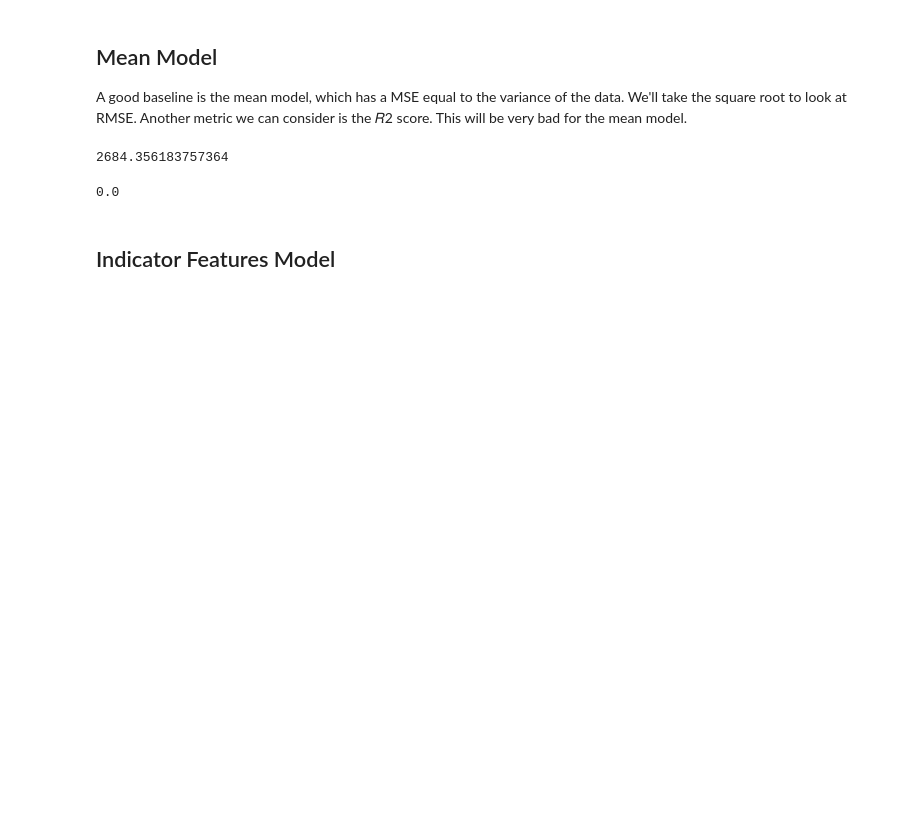
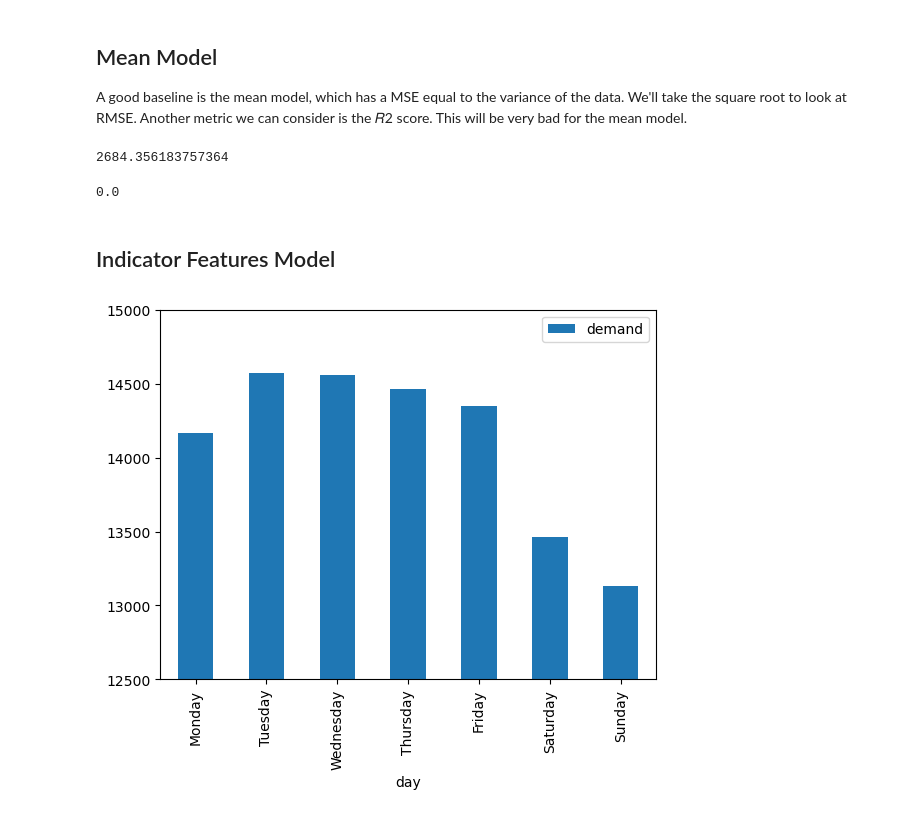
Before and after one commit to JasonDahl/EIA-demand-forecast, a Jupyter notebook: EIA_demand_forecast.ipynb, the cells around one changed output. Cells and saved outputs as stored; diff of their text form; code cells hidden in the pictures; blank space fills up the shorter version.

```diff
--- a/EIA_demand_forecast.ipynb
+++ b/EIA_demand_forecast.ipynb
@@ -192,3 +190,13 @@ class HourofDay(base.BaseEstimator, base.TransformerMixin):
 
     def transform(self, X):
         return np.stack([self.hour_vector(h) for h in X.date_time.dt.hour])
+# %%
+day_df = pd.DataFrame(
+    {'day': df_train.date_time.dt.dayofweek, 'demand': df_train.cleaned_demand_MW.values}
+)
+
+ax = day_df.groupby('day').mean().plot(kind='bar')
+ax.set_ylim(12500, 15000)
+plt.xticks(range(7), ['Monday', 'Tuesday', 'Wednesday', 'Thursday', 'Friday', 'Saturday', 'Sunday']);
+# %% [output]
+[figure, added]
```
Also changed, not shown: parts of 10 cells of this notebook.
